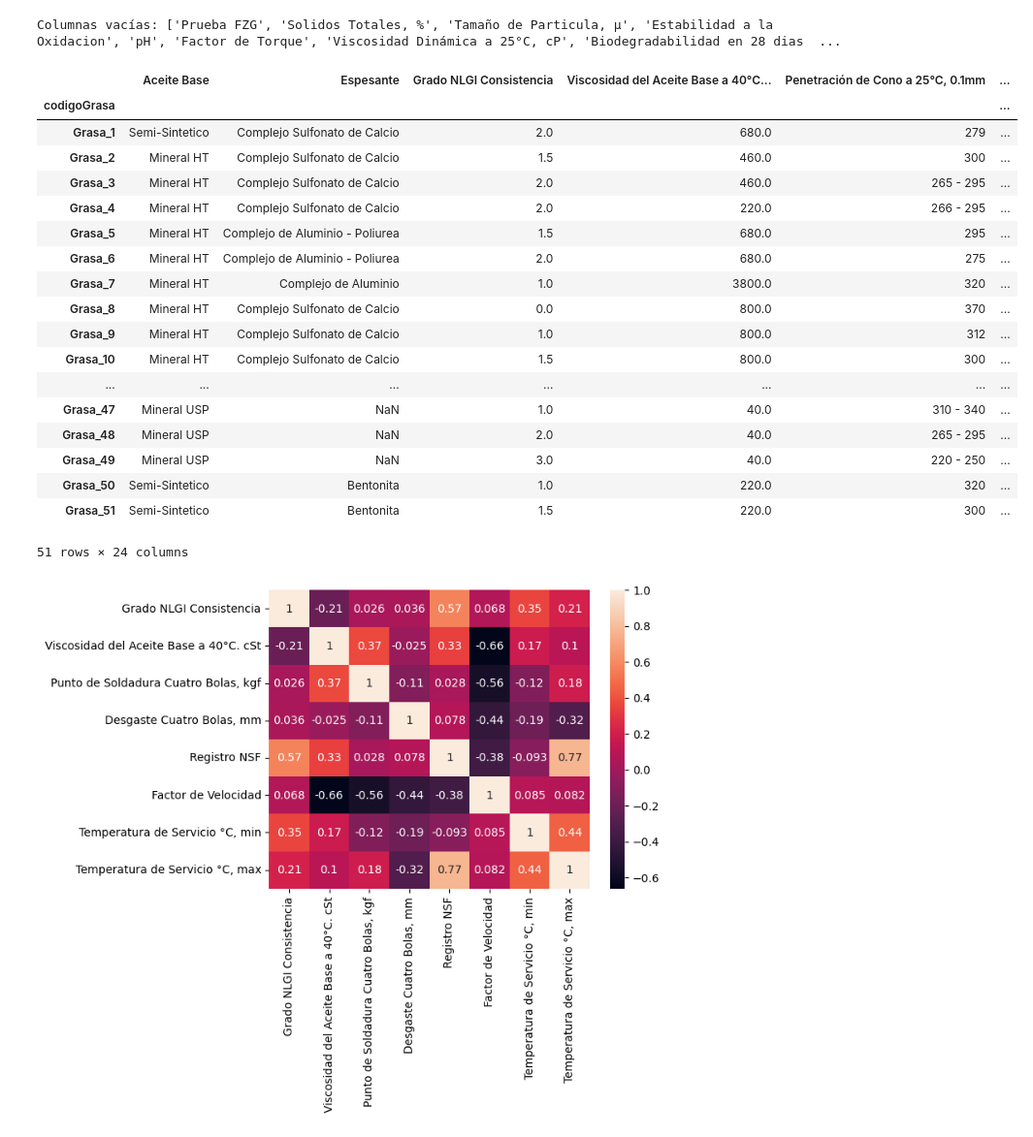
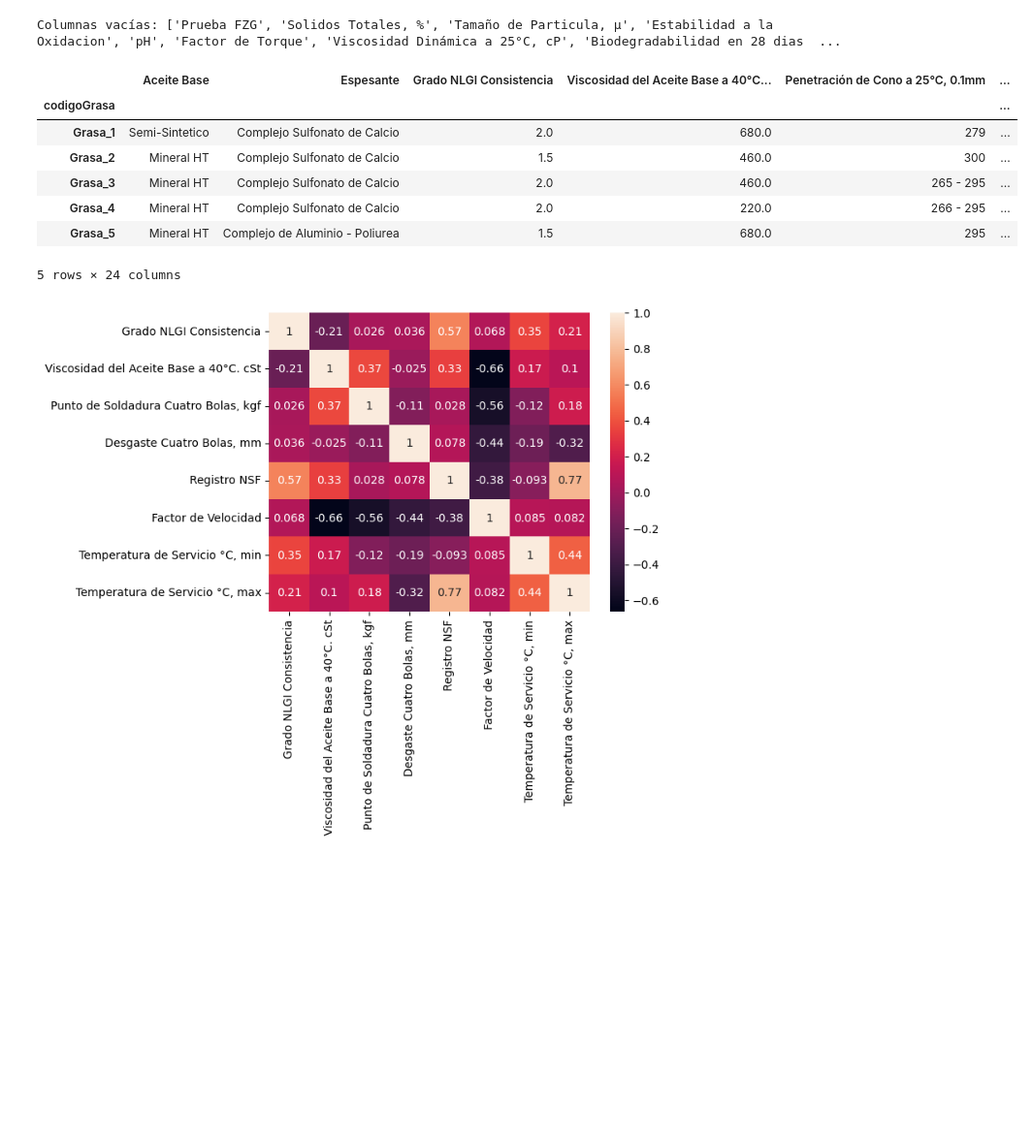
Before and after one commit to luiscarlosmarrufo/reto-interlub, a Jupyter notebook: notebooks/exploration.ipynb, the cells around one changed output. Shown at 97% size. Drawn from its saved outputs; the diff is of its cells as text; code cells hidden in the pictures; blank space fills up the shorter version.

```diff
--- a/notebooks/exploration.ipynb
+++ b/notebooks/exploration.ipynb
@@ -104,37 +104,26 @@ df.drop(vacias, axis = 1, inplace = True)
 # %%
 df_v = df.drop(columns=["idDatosGrasas",
                         #"codigoGrasa",
                         "Indice de Carga-Desgaste",
                         "Corrion EMCOR",
                         "Bombeabilidad",
                         "Clasificacion ISO 6743-9",
                         "Presion de Flujo a -30°C, mbar",
                         "Separacion del Aceite, %",
                         "categoria"])
 
 df_v.index = df_v["codigoGrasa"]
 df_v.drop(columns=["codigoGrasa"], inplace=True)
-df_v
+df_v.head()
 # %% [output]
 |  | Aceite Base | Espesante | Grado NLGI Consistencia | Viscosidad del Aceite Base a 40°C... | Penetración de Cono a 25°C, 0.1mm | ... |
 | codigoGrasa |  |  |  |  |  | ... |
 | Grasa_1 | Semi-Sintetico | Complejo Sulfonato de Calcio | 2.0 | 680.0 | 279 | ... |
 | Grasa_2 | Mineral HT | Complejo Sulfonato de Calcio | 1.5 | 460.0 | 300 | ... |
 | Grasa_3 | Mineral HT | Complejo Sulfonato de Calcio | 2.0 | 460.0 | 265 - 295 | ... |
 | Grasa_4 | Mineral HT | Complejo Sulfonato de Calcio | 2.0 | 220.0 | 266 - 295 | ... |
 | Grasa_5 | Mineral HT | Complejo de Aluminio - Poliurea | 1.5 | 680.0 | 295 | ... |
-| Grasa_6 | Mineral HT | Complejo de Aluminio - Poliurea | 2.0 | 680.0 | 275 | ... |
-| Grasa_7 | Mineral HT | Complejo de Aluminio | 1.0 | 3800.0 | 320 | ... |
-| Grasa_8 | Mineral HT | Complejo Sulfonato de Calcio | 0.0 | 800.0 | 370 | ... |
-| Grasa_9 | Mineral HT | Complejo Sulfonato de Calcio | 1.0 | 800.0 | 312 | ... |
-| Grasa_10 | Mineral HT | Complejo Sulfonato de Calcio | 1.5 | 800.0 | 300 | ... |
-| ... | ... | ... | ... | ... | ... | ... |
-| Grasa_47 | Mineral USP | NaN | 1.0 | 40.0 | 310 - 340 | ... |
-| Grasa_48 | Mineral USP | NaN | 2.0 | 40.0 | 265 - 295 | ... |
-| Grasa_49 | Mineral USP | NaN | 3.0 | 40.0 | 220 - 250 | ... |
-| Grasa_50 | Semi-Sintetico | Bentonita | 1.0 | 220.0 | 320 | ... |
-| Grasa_51 | Semi-Sintetico | Bentonita | 1.5 | 220.0 | 300 | ... |
-51 rows × 24 columns
+5 rows × 24 columns
 # %%
 import seaborn as sns
 import matplotlib.pyplot as plt
```
Also changed, not shown: parts of 14 cells of this notebook.
